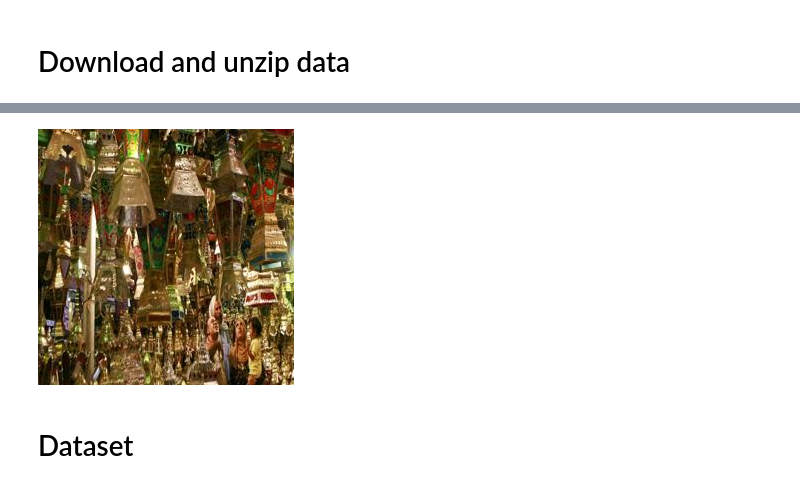
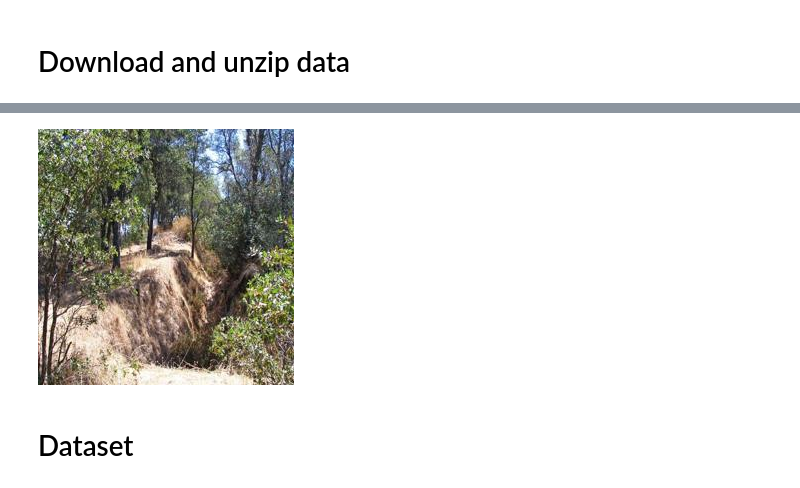
Before and after one commit to usfzhou2/Image-Colorization, a Jupyter notebook: colorization_project_combined.ipynb, the cells around one changed output, grey strips where cells are left out. Saved outputs shown, nothing was run; the diff lists cells and outputs as text; code cells hidden in the pictures.

```diff
--- a/colorization_project_combined.ipynb
+++ b/colorization_project_combined.ipynb
@@ -60,7 +99,7 @@ val_256.tar         100%[===================>] 500.83M  9.19MB/s    in 38s
 # %%
-display(Image(filename='images/train/class/Places365_val_00030281.jpg'))
+display(Image(filename='images/train/class/Places365_val_00018645.jpg'))
 # %% [output]
-[figure, old version]
+[figure, new version]
 # %% [markdown]
 # Dataset
 # %%
```
Also changed, not shown: parts of 10 cells of this notebook.
